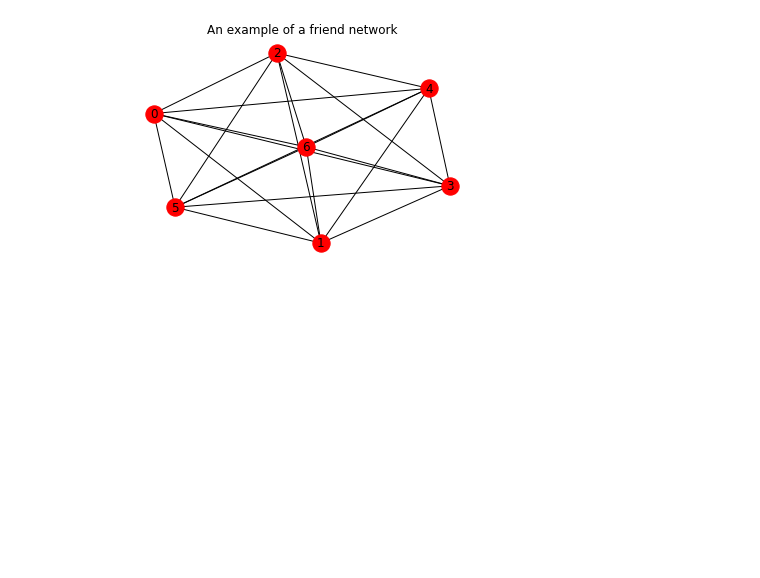
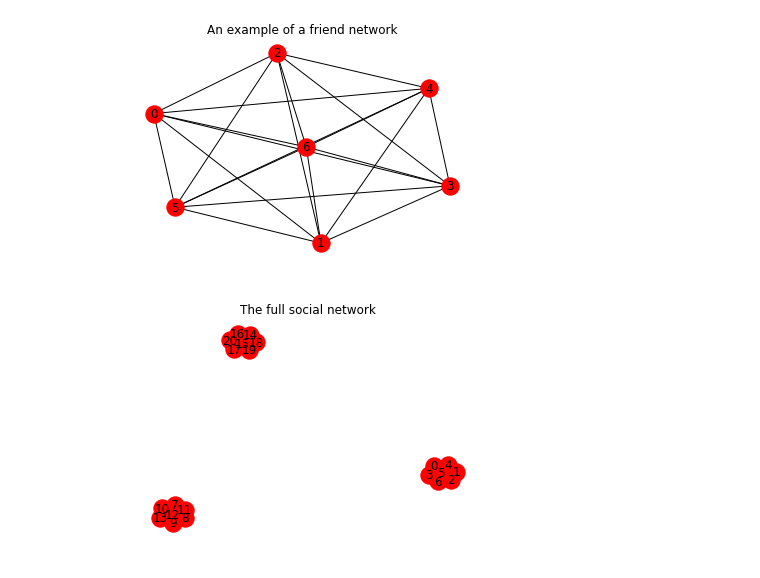
Before and after one commit to simon-andrews/soper, a Jupyter notebook: notebooks/Experimentation.ipynb, the cells around one changed output. Drawn from its saved outputs; the diff is of its cells as text; code cells hidden in the pictures; blank space fills up the shorter version.

Commit message:
Create social network with nodes from all friend_groups

```diff
--- a/notebooks/Experimentation.ipynb
+++ b/notebooks/Experimentation.ipynb
@@ -41,3 +41,13 @@ plt.title('An example of a friend network')
 nx.draw(friend_networks[0], with_labels=True)
 # %% [output]
 [figure]
+# %%
+social_network = nx.Graph()
+for friend_network in friend_networks:
+    social_network.add_nodes_from(friend_network)
+    social_network.add_edges_from(friend_network.edges())
+
+plt.title('The full social network')
+nx.draw(social_network, with_labels=True)
+# %% [output]
+[figure, added]
```
